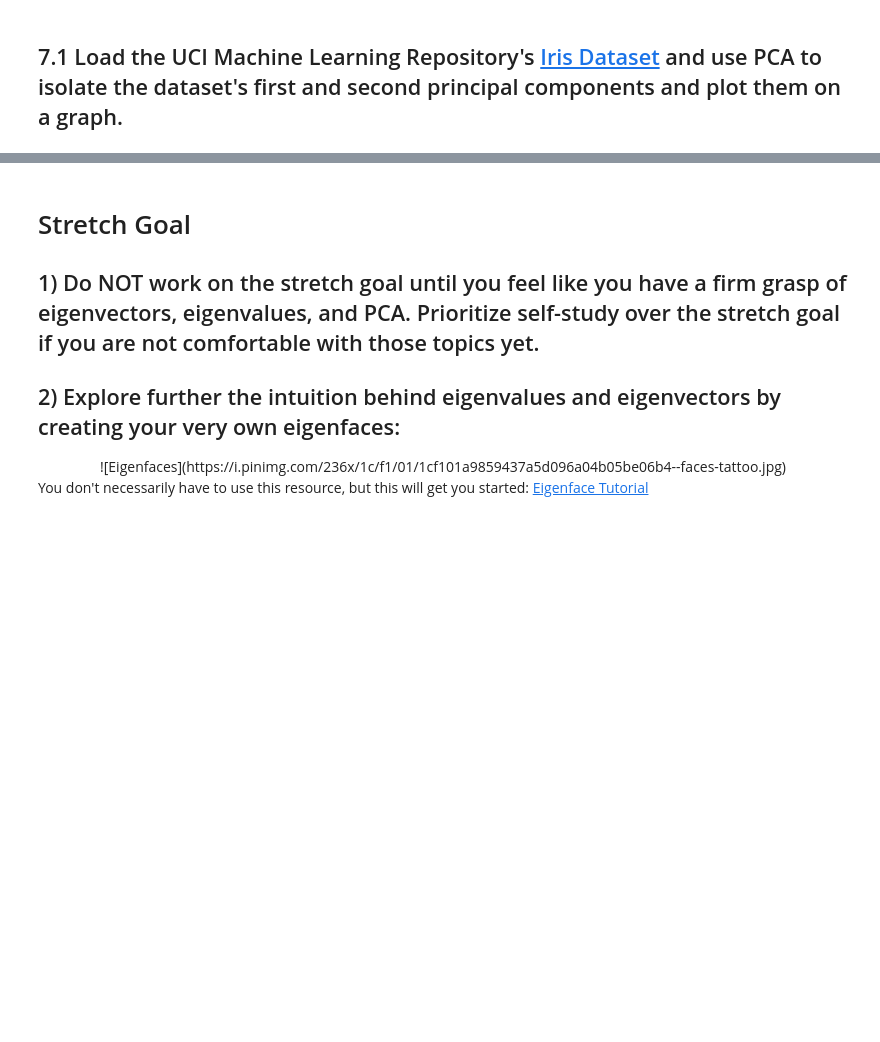
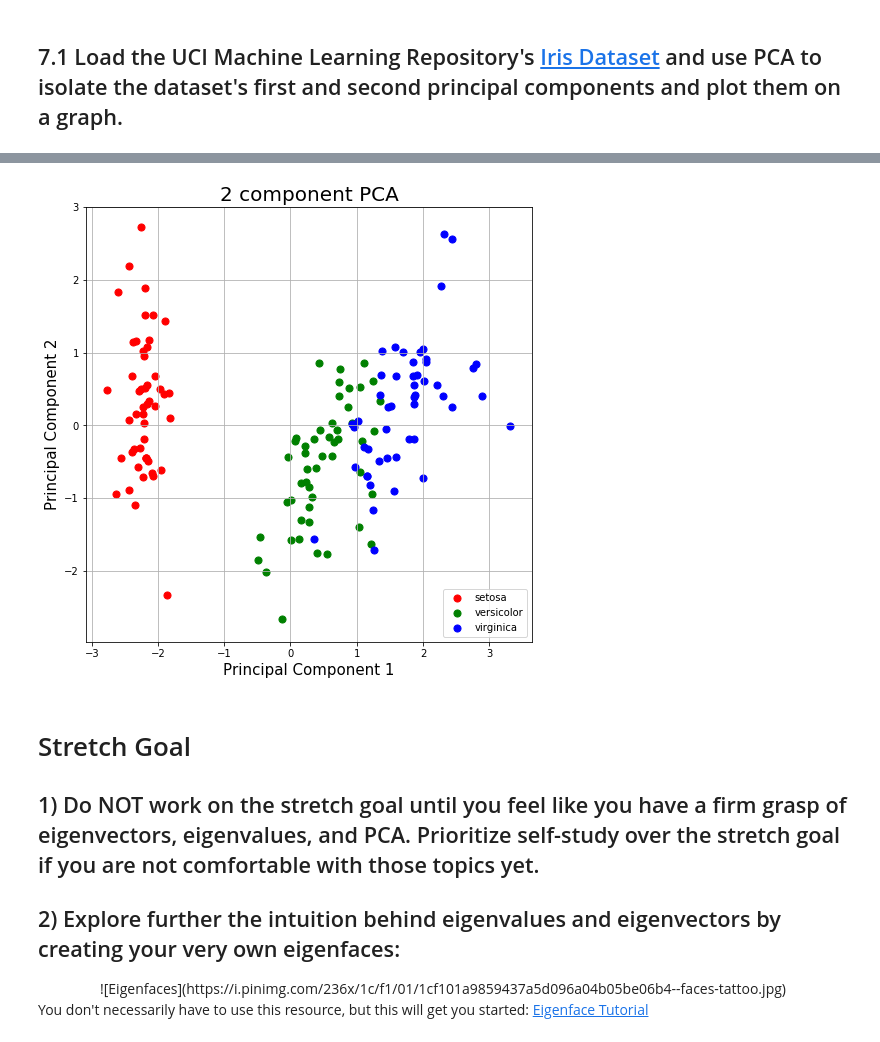
Before and after one commit to JimKing100/DS-Unit-1-Sprint-4-Linear-Algebra, a Jupyter notebook: module3-dimensionality-reduction/High Dimensional Data Assignment.ipynb, the cells around one changed output, grey strips where cells are left out. Cells and saved outputs as stored; diff of their text form; code cells hidden in the pictures; blank space fills up the shorter version.

```diff
--- a/module3-dimensionality-reduction/High Dimensional Data Assignment.ipynb
+++ b/module3-dimensionality-reduction/High Dimensional Data Assignment.ipynb
@@ -167,0 +191,14 @@ f\begin{bmatrix} 3 \\ 4 \\ 5\\ \end{bmatrix}
+# %%
+# Scale the features
+from sklearn.preprocessing import StandardScaler
+
+features = ['sepal_length', 'sepal_width', 'petal_length', 'petal_width']
+
+# Separating out the features
+x = iris_data.loc[:, features].values
+
+# Separating out the target
+y = iris_data.loc[:,['species']].values
+
+# Standardizing the features
+X = StandardScaler().fit_transform(x)
@@ -167,0 +244,4 @@ f\begin{bmatrix} 3 \\ 4 \\ 5\\ \end{bmatrix}
+# %%
+# Create a final merged dataframe with the components and target
+merged_data = pd.concat([principal_data, iris_data[['species']]], axis = 1)
+merged_data.head()
@@ -168,3 +255,29 @@ f\begin{bmatrix} 3 \\ 4 \\ 5\\ \end{bmatrix}
+# %%
+# Set plot size
+fig = plt.figure(figsize = (8,8))
+ax = fig.add_subplot(1,1,1)
+
+# Set annotation
+ax.set_xlabel('Principal Component 1', fontsize = 15)
+ax.set_ylabel('Principal Component 2', fontsize = 15)
+ax.set_title('2 component PCA', fontsize = 20)
+
+# Set targets to unique species values and match to colors
+targets = ['setosa', 'versicolor', 'virginica']
+colors = ['r', 'g', 'b']
+
+# For each species, create a scatter plot of PC1 and PC2
+for target, color in zip(targets, colors):
+    indicesToKeep = merged_data['species'] == target
+    ax.scatter(merged_data.loc[indicesToKeep, 'pc_1']
+               , merged_data.loc[indicesToKeep, 'pc_2']
+               , c = color
+               , s = 50)
+# Plot the legend and grid
+ax.legend(targets)
+ax.grid()
+# %% [output]
+[figure, added]
 # %% [markdown]
 # Stretch Goal
 
```
Also changed, not shown: parts of 7 cells of this notebook.
